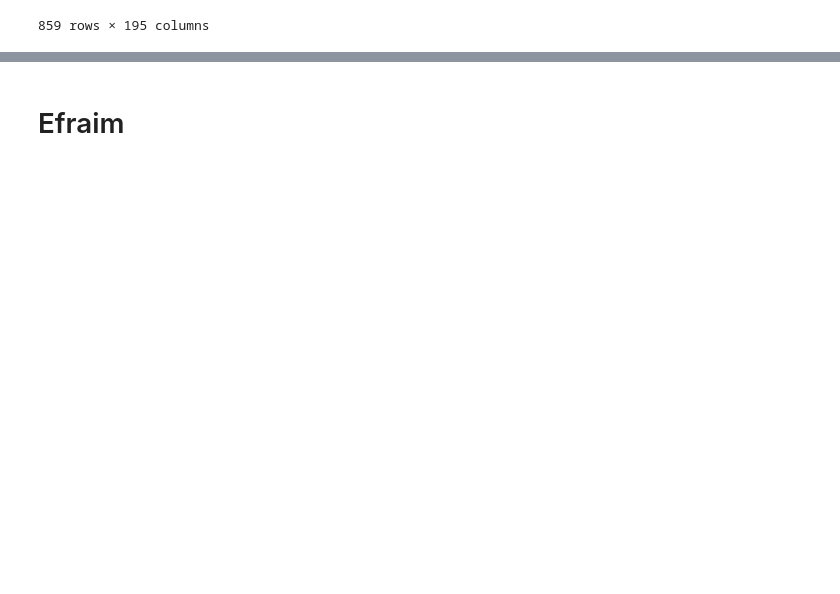
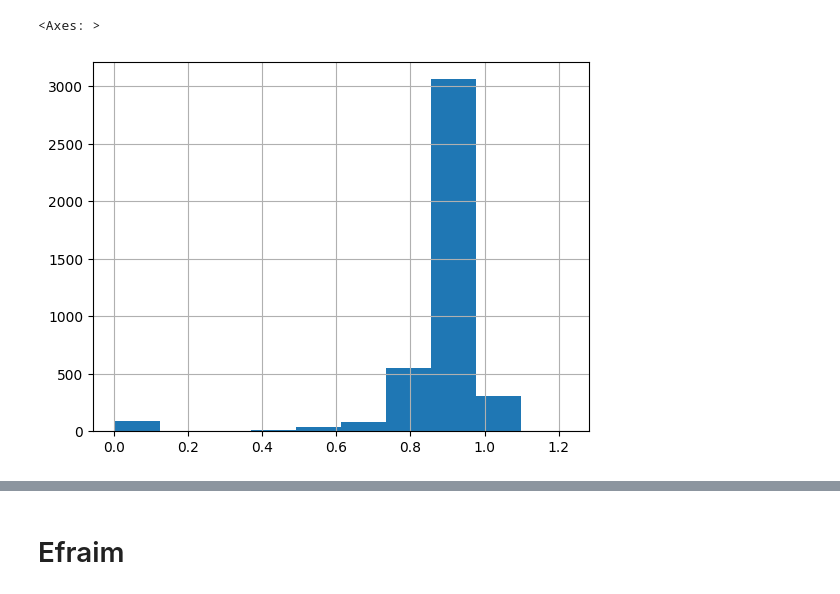
Before and after one commit to Romain-Forte/respiratory_diagnostics, a Jupyter notebook: bazea_dataset.ipynb, the cells around one changed output, grey strips where cells are left out. Saved outputs shown, nothing was run; the diff lists cells and outputs as text; code cells hidden in the pictures; blank space fills up the shorter version.

```diff
--- a/bazea_dataset.ipynb
+++ b/bazea_dataset.ipynb
@@ -76,3 +137,5 @@ grroh_clean_transform = grroh_clean_transform.drop(columns=['Leukocytes'])
 # %%
 df_groh[df_groh["PAO2FIO2_meca"]>0]
+df_float = ensure_float_clip(df_groh)
+grroh_clean_transform["SaO2"].hist()
 # %% [output]
@@ -91 +142,2 @@ df_groh[df_groh["PAO2FIO2_meca"]>0]
-859 rows × 195 columns
+<Axes: >
+[figure, added]
```
Also changed, not shown: parts of 21 cells of this notebook, 10 other files.
